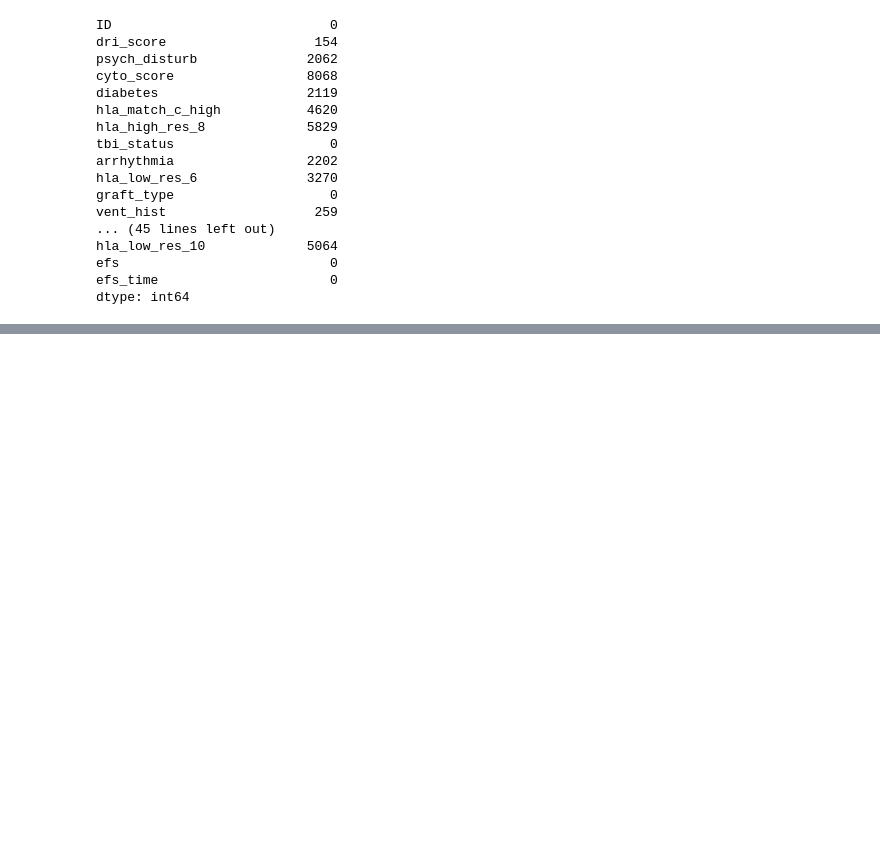
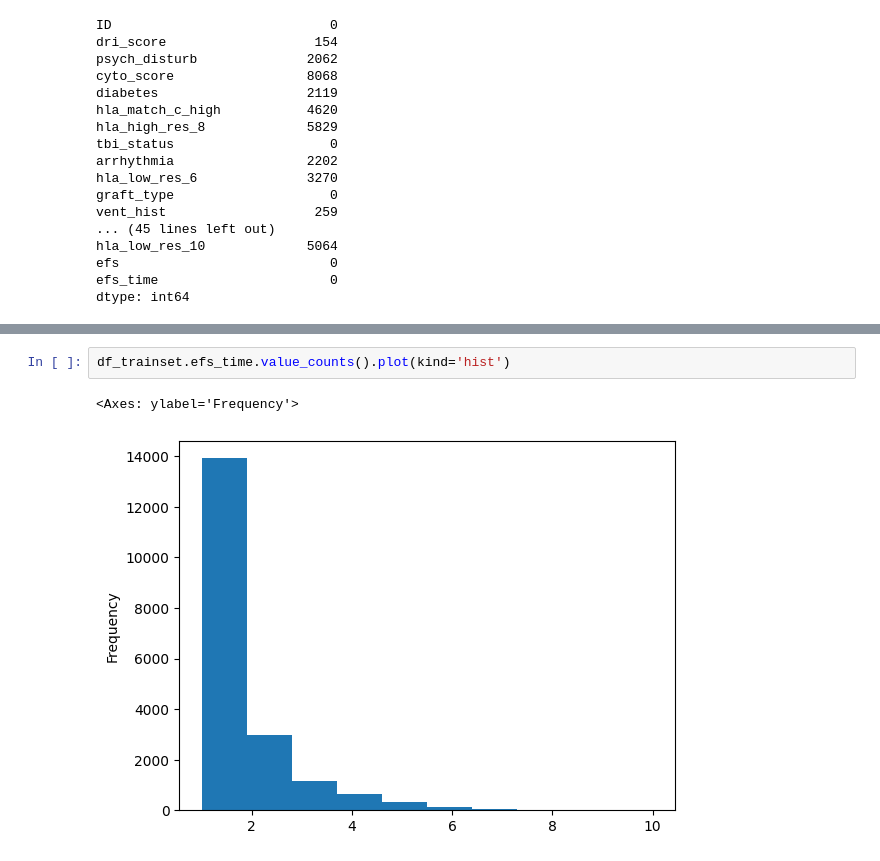
Before and after one commit to andreuolaortua/Machine-Learning, a Jupyter notebook: Project 20 - CIBMTR - Equity in post-HCT Survival Predictions/src/CIBMTR - Equity in post-HCT Survival Predictions.ipynb, the cells around one changed output, grey strips where cells are left out. Saved outputs shown, nothing was run; the diff lists cells and outputs as text; blank space fills up the shorter version.

```diff
--- a/Project 20 - CIBMTR - Equity in post-HCT Survival Predictions/src/CIBMTR - Equity in post-HCT Survival Predictions.ipynb
+++ b/Project 20 - CIBMTR - Equity in post-HCT Survival Predictions/src/CIBMTR - Equity in post-HCT Survival Predictions.ipynb
@@ -234,0 +303,5 @@ Name: count, dtype: int64
+# %%
+df_trainset.efs_time.value_counts().plot(kind='hist')
+# %% [output]
+<Axes: ylabel='Frequency'>
+[figure, added]
```
Also changed, not shown: parts of 12 cells of this notebook, 1 other file.
